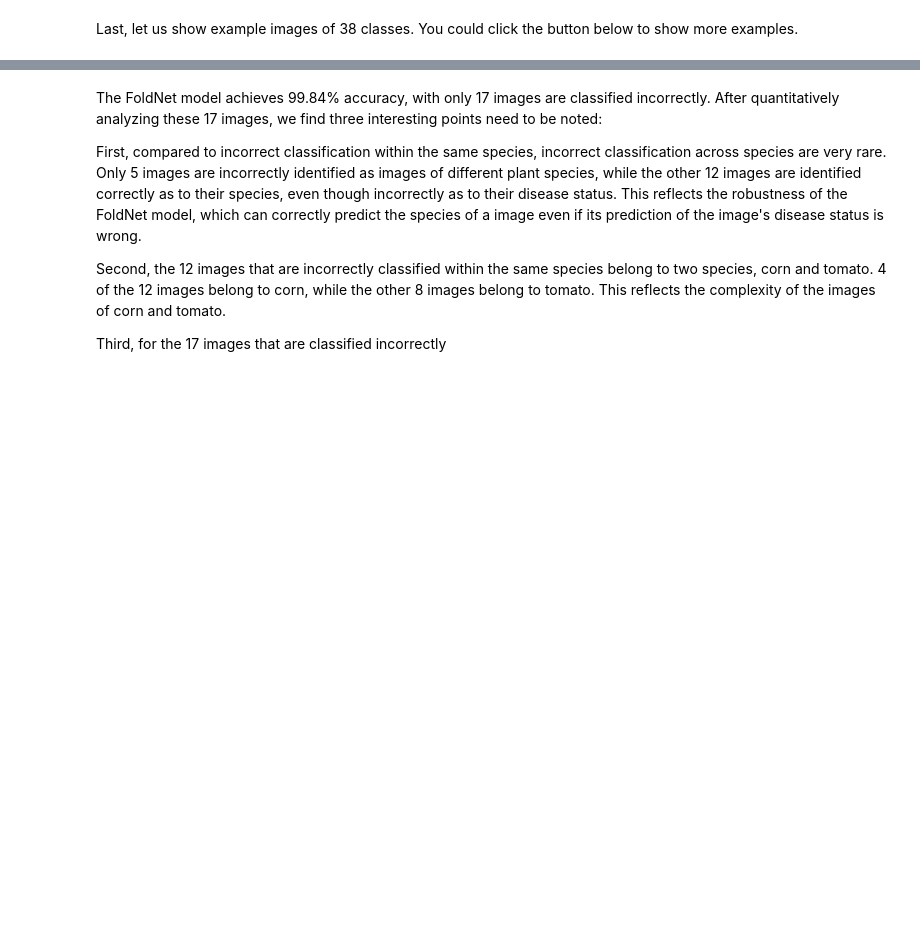
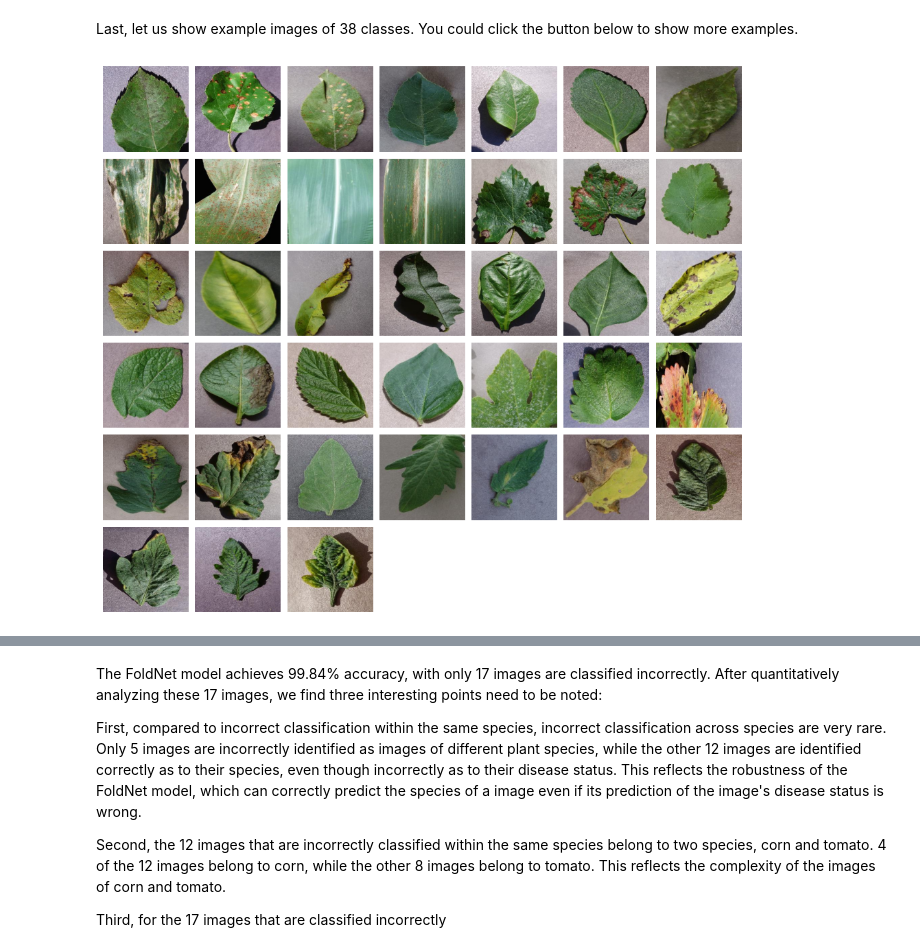
Before and after one commit to keepsimpler/smartfarming, a Jupyter notebook: docs/disease/classification-on-plantvillage-2.ipynb, the cells around one changed output, grey strips where cells are left out. Saved outputs shown, nothing was run; the diff lists cells and outputs as text; code cells hidden in the pictures; blank space fills up the shorter version.

```diff
--- a/docs/disease/classification-on-plantvillage-2.ipynb
+++ b/docs/disease/classification-on-plantvillage-2.ipynb
@@ -52,3 +52,32 @@ legend = ax.legend(loc=2)
 [figure]
 # %% [markdown]
 Last, let us show example images of 38 classes. You could click the button below to show more examples.
+# %%
+import os
+root_dir = "data/plantvillage/"
+samples = []
+classes = os.listdir(root_dir)
+for cls in classes:
+    cls_path = os.path.join(root_dir, cls)
+    if os.path.isdir(cls_path):
+        for img_name in os.listdir(cls_path):
+            img_path = os.path.join(cls_path, img_name)
+            samples.append(img_path)
+# %%
+from PIL import Image
+import matplotlib.pyplot as plt
+from mpl_toolkits.axes_grid1 import ImageGrid
+fig = plt.figure(figsize=(12., 20.))
+grid = ImageGrid(fig, 111,  # similar to subplot(111)
+                 nrows_ncols=(6, 7),  # creates 6x7 grid of axes
+                 axes_pad=0.1,  # pad between axes in inch.
+                 )
+for ax in grid:
+    ax.axis("off")
+
+for ax, img_path in zip(grid, samples):
+    img = Image.open(img_path)
+    ax.axis("off")
+    ax.imshow(img)
+# %% [output]
+[figure, added]
```
Also changed, not shown: parts of 5 cells of this notebook, 2 other files.
